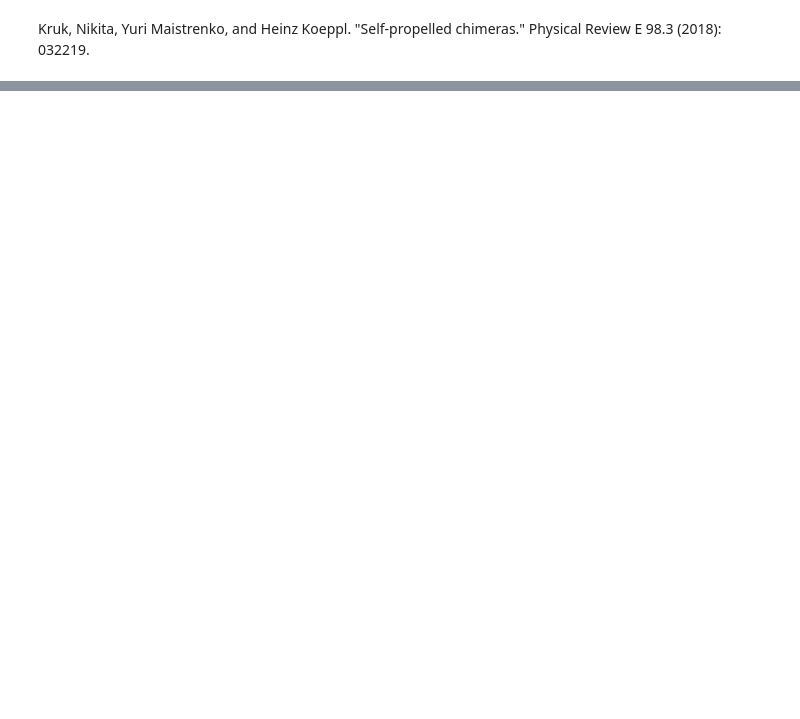
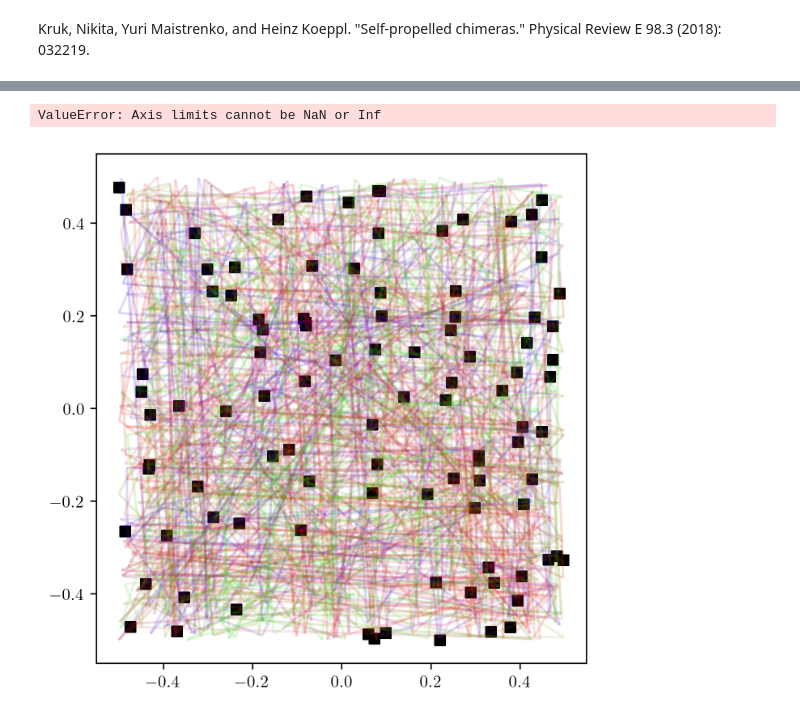
Before and after one commit to pcmagic/ActiveMatter, a Jupyter notebook: collectiveFish/try_phaseLag2D.ipynb, the cells around one changed output, grey strips where cells are left out. Cells and saved outputs as stored; diff of their text form; code cells hidden in the pictures; blank space fills up the shorter version.

```diff
--- a/collectiveFish/try_phaseLag2D.ipynb
+++ b/collectiveFish/try_phaseLag2D.ipynb
@@ -172,0 +223,20 @@ norm in range (0.000094, 0.761215)
+# %%
+%matplotlib inline
+
+dpi = 300 if 'inline' in matplotlib.get_backend() else 100
+plt_tmin = -1
+markevery = 0.1
+#
+figsize = np.array((9, 9)) * 0.5
+resampling_fct, interp1d_kind = None, 'linear'
+sps.show_fig_fun(prb1, sps.core_trajectory2D, figsize=figsize, dpi=dpi,
+                 plt_tmin=plt_tmin, resampling_fct=resampling_fct)
+# #
+# figsize = np.array((16, 9)) * 0.3
+# resampling_fct, interp1d_kind = 1, 'linear'
+# sps.show_fig_fun(prb1, sps.core_avrPhaseVelocity, figsize=figsize, dpi=dpi,
+#                  plt_tmin=plt_tmin, resampling_fct=resampling_fct,
+#                  tavr=1)
+# %% [output]
+ValueError: Axis limits cannot be NaN or Inf
+[figure, added]
```
Also changed, not shown: parts of 4 cells of this notebook, 22 other files.
